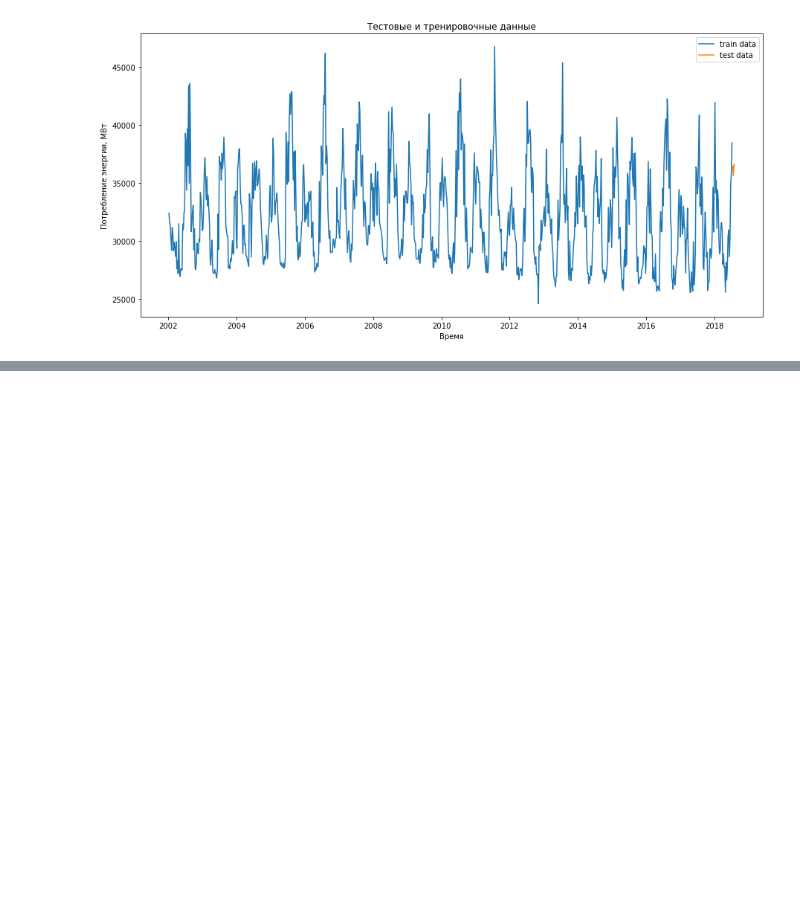
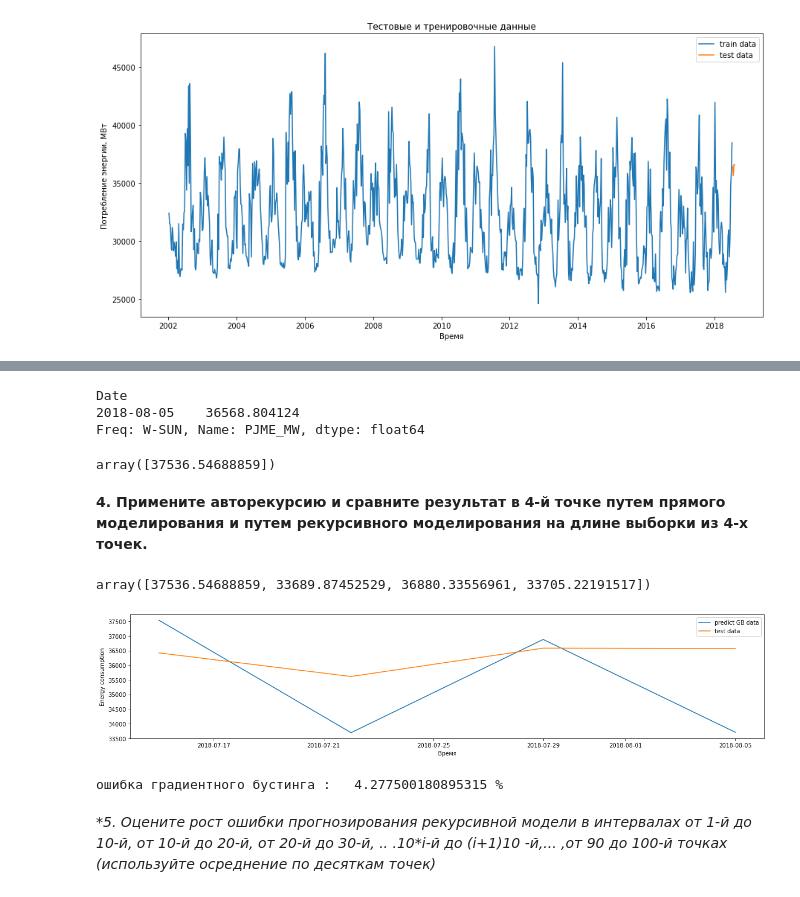
Before and after one commit to iAMD1ver/ml_business, a Jupyter notebook: 4.ipynb, the cells around one changed output, grey strips where cells are left out. Drawn from its saved outputs; the diff is of its cells as text; code cells hidden in the pictures; blank space fills up the shorter version.

```diff
--- a/4.ipynb
+++ b/4.ipynb
@@ -166,0 +164,14 @@ array([32490.92857143, 30803.76190476, 28594.95238095, 29003.33333333,
+# %%
+h=1
+X_train_b = train[features].iloc[h:]
+y_train_b = train[target].values[h:]
+X_test_b = test[features].iloc[-h:]
+y_test_b = test[target].iloc[-h:]
+
+model_gb.fit( X_train_b, y_train_b )
+X_test_pred_gb = model_gb.predict(X_test_b)
+
+
+er_g = mean_absolute_percentage_error(y_true=y_test_b, y_pred=X_test_pred_gb)
+
+print('ошибка градиентного бустинга :  ', er_g, '%')
@@ -166,0 +186,12 @@ array([32490.92857143, 30803.76190476, 28594.95238095, 29003.33333333,
+# %%
+y_test_b
+# %% [output]
+Date
+2018-08-05    36568.804124
+Freq: W-SUN, Name: PJME_MW, dtype: float64
+# %%
+X_test_pred_gb
+# %% [output]
+array([37536.54688859])
+# %% [markdown]
+**4. Примените авторекурсию и сравните результат в 4-й точке путем прямого моделирования и путем рекурсивного моделирования на длине выборки из 4-х точек.**
@@ -166,0 +238,26 @@ array([32490.92857143, 30803.76190476, 28594.95238095, 29003.33333333,
+# %%
+results
+# %% [output]
+array([37536.54688859, 33689.87452529, 36880.33556961, 33705.22191517])
+# %%
+plt.figure( figsize=( 20, 4 ))
+
+plt.xlabel('Время')
+plt.ylabel('Energy consumption')
+
+plt.plot(test[target].iloc[-4:].index, results, label='predict GB data')
+
+plt.plot(test[target].iloc[-4:].index, test[target].iloc[-4:], label='test data')
+
+
+plt.legend()
+plt.show()
+
+er_g = mean_absolute_percentage_error(y_true=test[target].iloc[-4:], y_pred=results)
+
+print('ошибка градиентного бустинга :  ', er_g, '%')
+# %% [output]
+[figure, added]
+ошибка градиентного бустинга :   4.277500180895315 %
+# %% [markdown]
+**5. Оцените рост ошибки прогнозирования рекурсивной модели в интервалах от 1-й до 10-й, от 10-й до 20-й, от 20-й до 30-й, .. .10*i-й до (i+1)*10 -й,... ,от 90 до 100-й точках (используйте осреднение по десяткам точек)**
```
Also changed, not shown: parts of 26 cells of this notebook.
